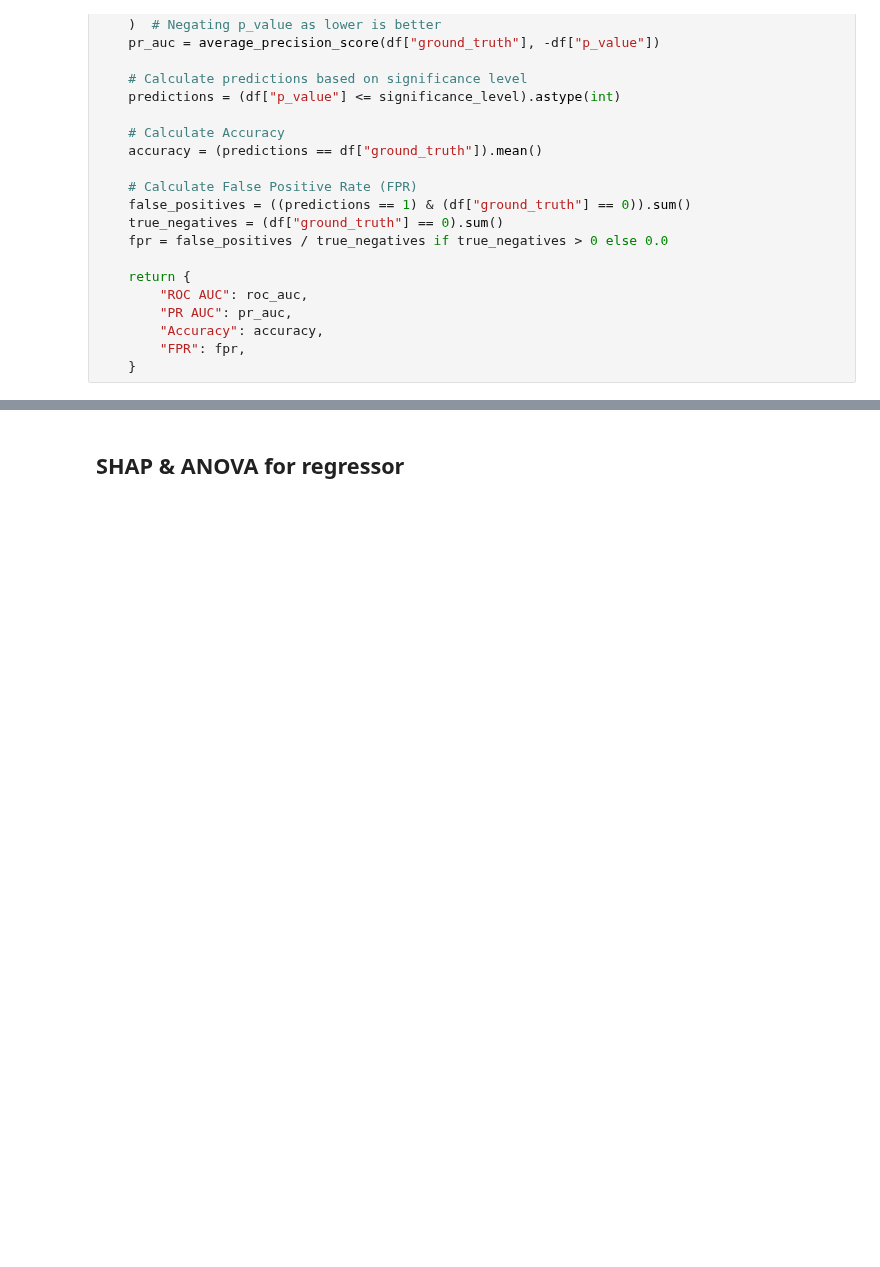
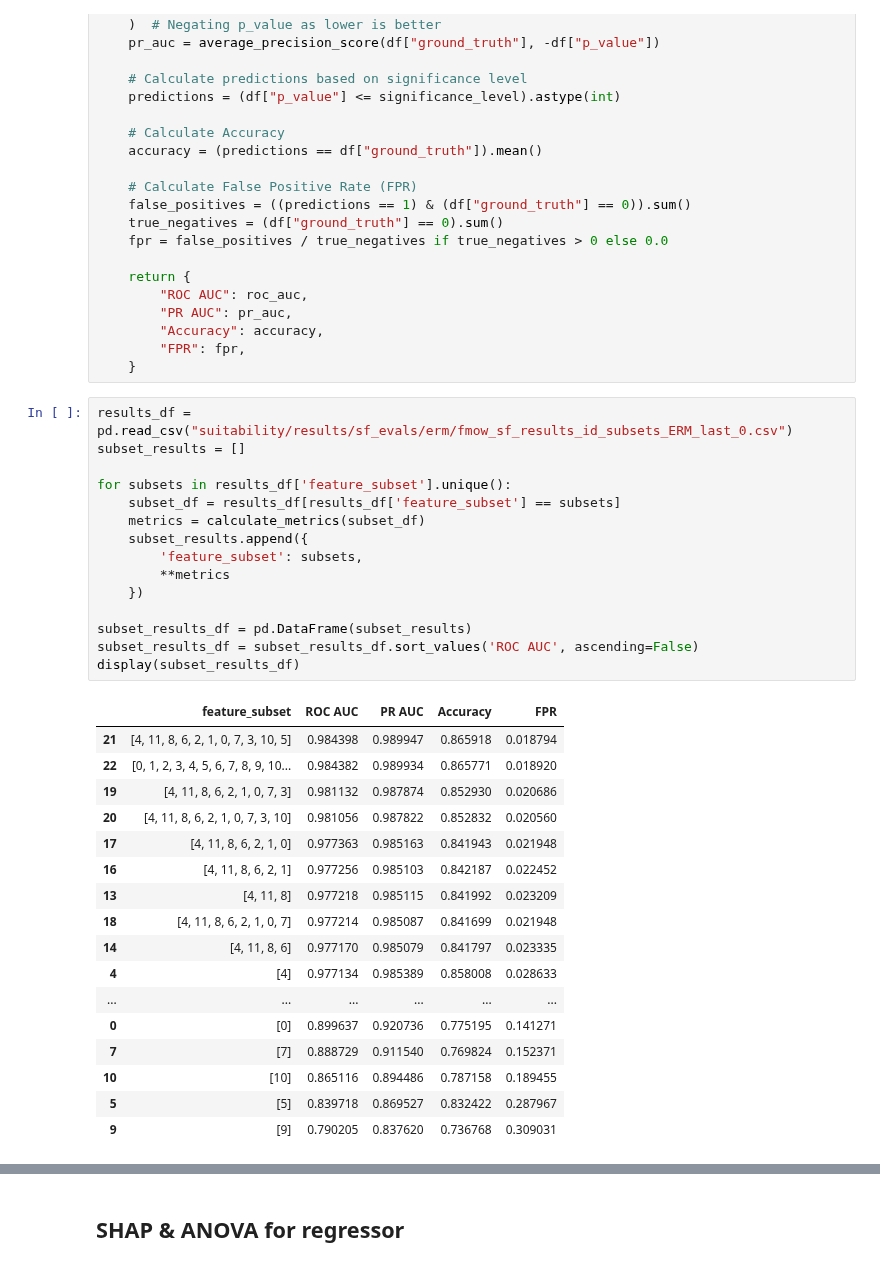
Before and after one commit to cleverhans-lab/suitability, a Jupyter notebook: tables_plots.ipynb, the cells around one changed output, grey strips where cells are left out. Saved outputs shown, nothing was run; the diff lists cells and outputs as text; blank space fills up the shorter version.

```diff
--- a/tables_plots.ipynb
+++ b/tables_plots.ipynb
@@ -52,3 +52,36 @@ def calculate_metrics(df, significance_level=0.05):
         "Accuracy": accuracy,
         "FPR": fpr,
     }
+# %%
+results_df = pd.read_csv("suitability/results/sf_evals/erm/fmow_sf_results_id_subsets_ERM_last_0.csv")
+subset_results = []
+
+for subsets in results_df['feature_subset'].unique():
+    subset_df = results_df[results_df['feature_subset'] == subsets]
+    metrics = calculate_metrics(subset_df)
+    subset_results.append({
+        'feature_subset': subsets,
+        **metrics
+    })
+
+subset_results_df = pd.DataFrame(subset_results)
+subset_results_df = subset_results_df.sort_values('ROC AUC', ascending=False)
+display(subset_results_df)
+# %% [output]
+|  | feature_subset | ROC AUC | PR AUC | Accuracy | FPR |
+| 21 | [4, 11, 8, 6, 2, 1, 0, 7, 3, 10, 5] | 0.984398 | 0.989947 | 0.865918 | 0.018794 |
+| 22 | [0, 1, 2, 3, 4, 5, 6, 7, 8, 9, 10... | 0.984382 | 0.989934 | 0.865771 | 0.018920 |
+| 19 | [4, 11, 8, 6, 2, 1, 0, 7, 3] | 0.981132 | 0.987874 | 0.852930 | 0.020686 |
+| 20 | [4, 11, 8, 6, 2, 1, 0, 7, 3, 10] | 0.981056 | 0.987822 | 0.852832 | 0.020560 |
+| 17 | [4, 11, 8, 6, 2, 1, 0] | 0.977363 | 0.985163 | 0.841943 | 0.021948 |
+| 16 | [4, 11, 8, 6, 2, 1] | 0.977256 | 0.985103 | 0.842187 | 0.022452 |
+| 13 | [4, 11, 8] | 0.977218 | 0.985115 | 0.841992 | 0.023209 |
+| 18 | [4, 11, 8, 6, 2, 1, 0, 7] | 0.977214 | 0.985087 | 0.841699 | 0.021948 |
+| 14 | [4, 11, 8, 6] | 0.977170 | 0.985079 | 0.841797 | 0.023335 |
+| 4 | [4] | 0.977134 | 0.985389 | 0.858008 | 0.028633 |
+| ... | ... | ... | ... | ... | ... |
+| 0 | [0] | 0.899637 | 0.920736 | 0.775195 | 0.141271 |
+| 7 | [7] | 0.888729 | 0.911540 | 0.769824 | 0.152371 |
+| 10 | [10] | 0.865116 | 0.894486 | 0.787158 | 0.189455 |
+| 5 | [5] | 0.839718 | 0.869527 | 0.832422 | 0.287967 |
+| 9 | [9] | 0.790205 | 0.837620 | 0.736768 | 0.309031 |
```
Also changed, not shown: parts of 1 cell of this notebook, 6 other files.
